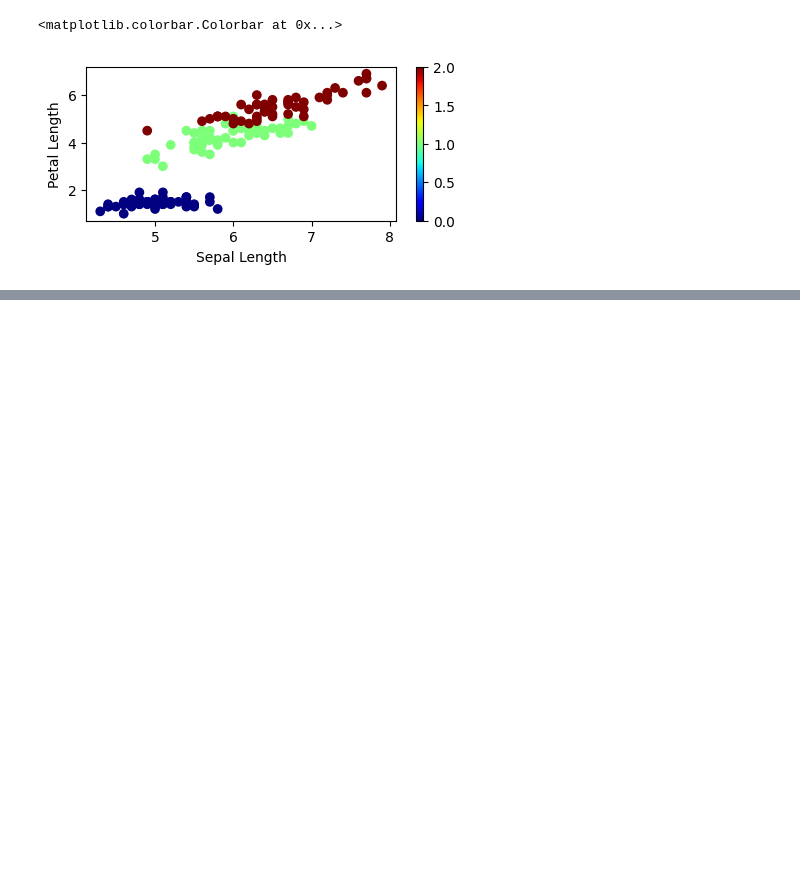
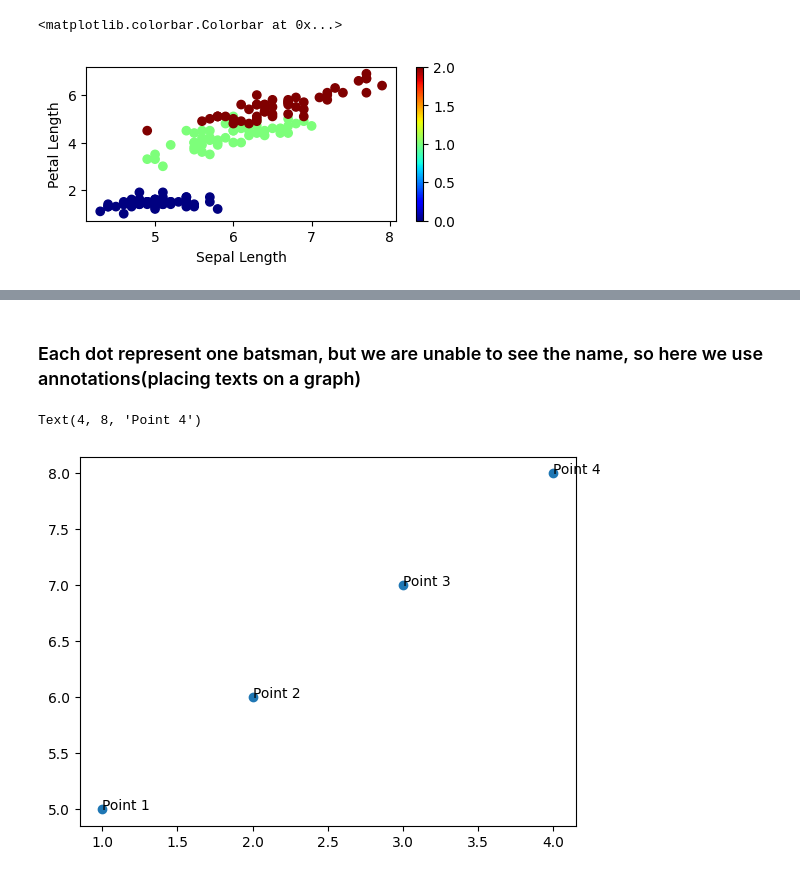
Before and after one commit to Muhammad-Waleed-Source/Chat-Room, a Jupyter notebook: Matplotlib_2.ipynb, the cells around one changed output, grey strips where cells are left out. Saved outputs shown, nothing was run; the diff lists cells and outputs as text; code cells hidden in the pictures; blank space fills up the shorter version.

Commit message:
Annotations(naming the points)

```diff
--- a/Matplotlib_2.ipynb
+++ b/Matplotlib_2.ipynb
@@ -107,0 +147,15 @@ plt.colorbar()
+# %% [markdown]
+### Each dot represent one batsman, but we are unable to see the name, so here we use annotations(placing texts on a graph)
+# %%
+x = [1,2,3,4]
+y = [5,6,7,8]
+
+plt.scatter(x, y)
+
+plt.text(1,5, 'Point 1')
+plt.text(2,6, 'Point 2')
+plt.text(3,7, 'Point 3')
+plt.text(4,8, 'Point 4')
+# %% [output]
+Text(4, 8, 'Point 4')
+[figure, added]
```
Also changed, not shown: parts of 4 cells of this notebook.
